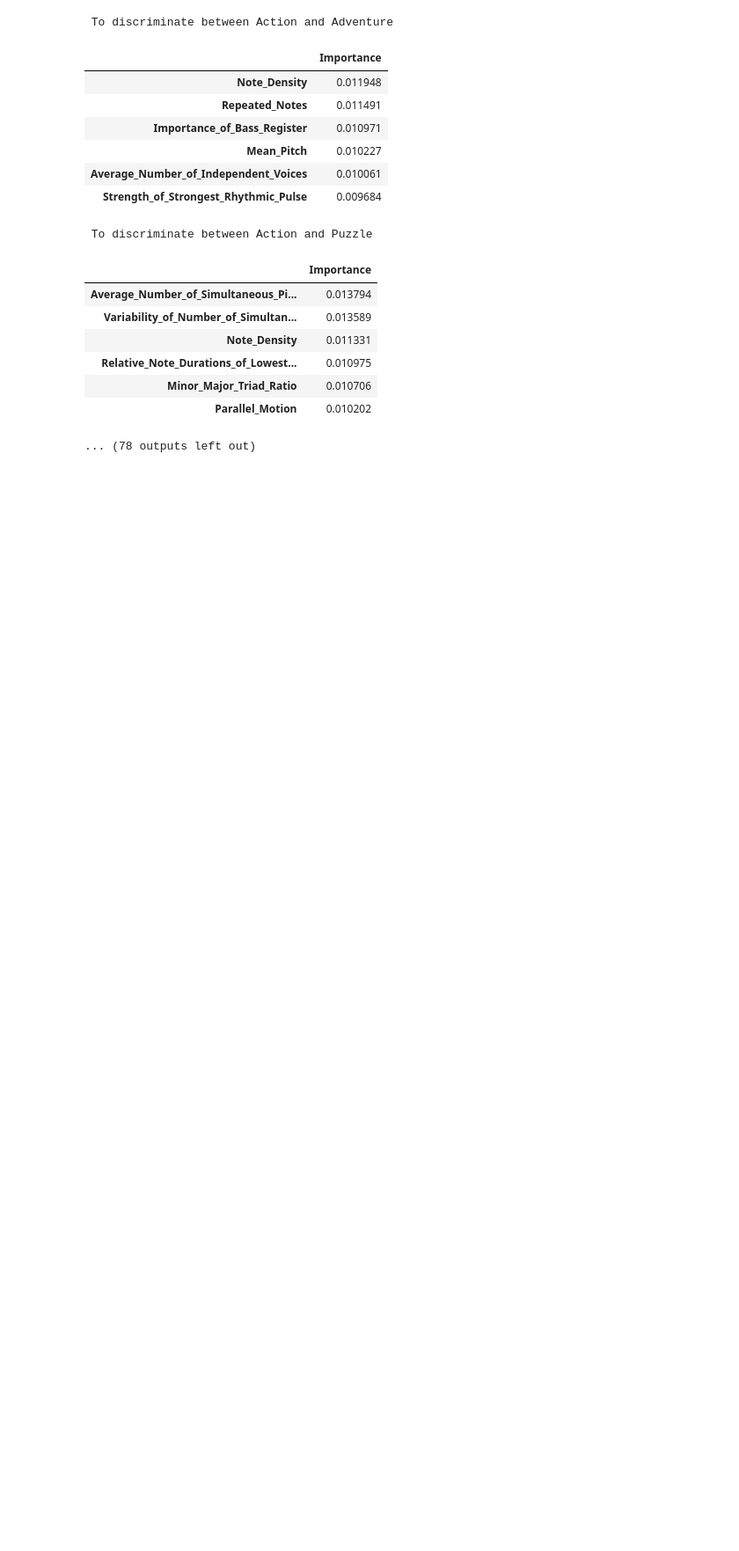
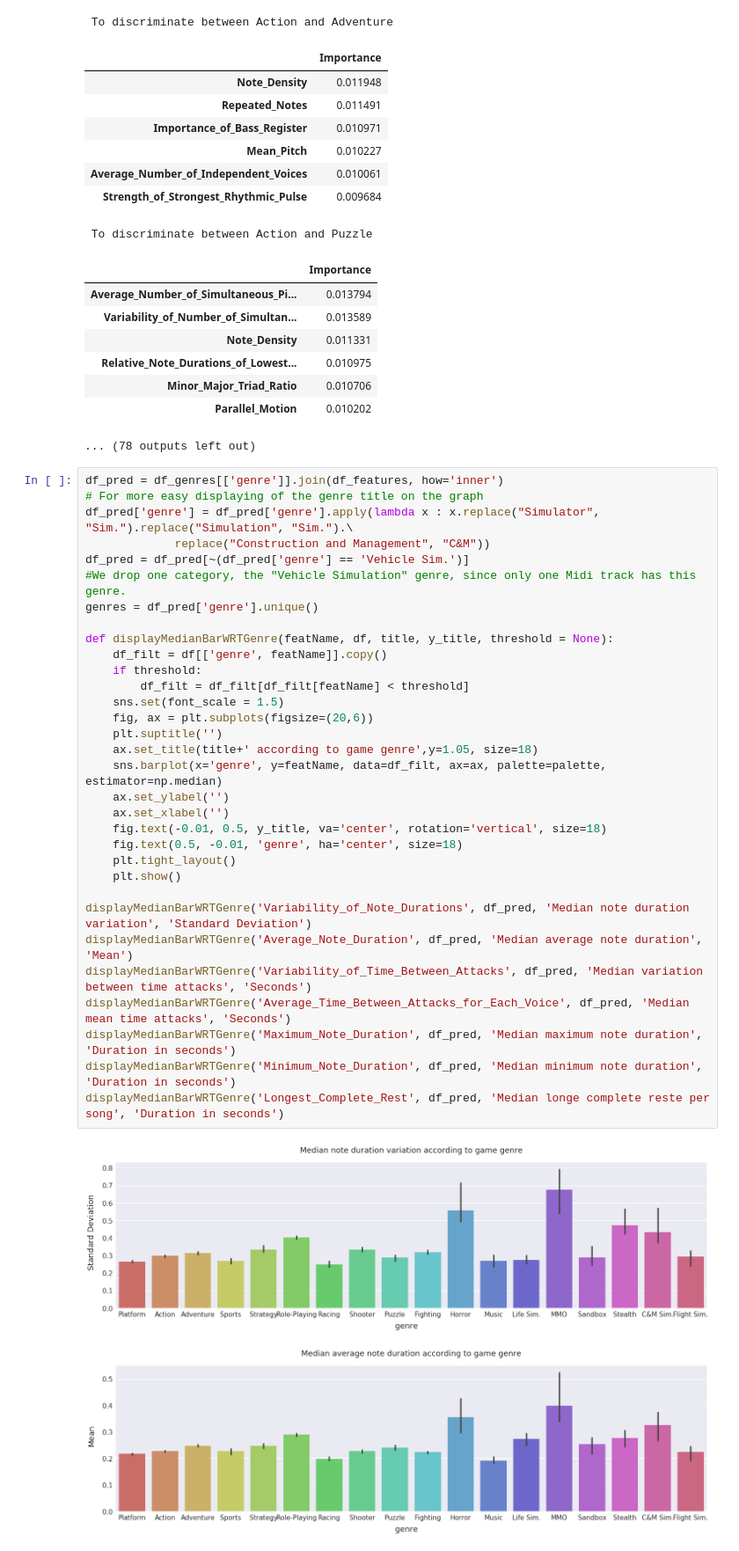
Before and after one commit to cedricviaccoz/musicology, a Jupyter notebook: dataset/Final Analysis, Results and Interpretations.ipynb, the cells around one changed output. Shown at 88% size. Saved outputs shown, nothing was run; the diff lists cells and outputs as text; blank space fills up the shorter version.

```diff
--- a/dataset/Final Analysis, Results and Interpretations.ipynb
+++ b/dataset/Final Analysis, Results and Interpretations.ipynb
@@ -461,3 +477,38 @@ for (genre1, genre2), important_features in features_importance_tuples.items():
 | Minor_Major_Triad_Ratio | 0.010706 |
 | Parallel_Motion | 0.010202 |
 ... (78 outputs left out)
+# %%
+df_pred = df_genres[['genre']].join(df_features, how='inner')
+# For more easy displaying of the genre title on the graph
+df_pred['genre'] = df_pred['genre'].apply(lambda x : x.replace("Simulator", "Sim.").replace("Simulation", "Sim.").\
+             replace("Construction and Management", "C&M"))
+df_pred = df_pred[~(df_pred['genre'] == 'Vehicle Sim.')]
+#We drop one category, the "Vehicle Simulation" genre, since only one Midi track has this genre.
+genres = df_pred['genre'].unique()
+
+def displayMedianBarWRTGenre(featName, df, title, y_title, threshold = None):
+    df_filt = df[['genre', featName]].copy()
+    if threshold:
+        df_filt = df_filt[df_filt[featName] < threshold]
+    sns.set(font_scale = 1.5)
+    fig, ax = plt.subplots(figsize=(20,6))
+    plt.suptitle('')
+    ax.set_title(title+' according to game genre',y=1.05, size=18)
+    sns.barplot(x='genre', y=featName, data=df_filt, ax=ax, palette=palette, estimator=np.median)
+    ax.set_ylabel('')
+    ax.set_xlabel('')
+    fig.text(-0.01, 0.5, y_title, va='center', rotation='vertical', size=18)
+    fig.text(0.5, -0.01, 'genre', ha='center', size=18)
+    plt.tight_layout()
+    plt.show()
+
+displayMedianBarWRTGenre('Variability_of_Note_Durations', df_pred, 'Median note duration variation', 'Standard Deviation')
+displayMedianBarWRTGenre('Average_Note_Duration', df_pred, 'Median average note duration', 'Mean')
+displayMedianBarWRTGenre('Variability_of_Time_Between_Attacks', df_pred, 'Median variation between time attacks', 'Seconds')
+displayMedianBarWRTGenre('Average_Time_Between_Attacks_for_Each_Voice', df_pred, 'Median mean time attacks', 'Seconds')
+displayMedianBarWRTGenre('Maximum_Note_Duration', df_pred, 'Median maximum note duration', 'Duration in seconds')
+displayMedianBarWRTGenre('Minimum_Note_Duration', df_pred, 'Median minimum note duration', 'Duration in seconds')
+displayMedianBarWRTGenre('Longest_Complete_Rest', df_pred, 'Median longe complete reste per song', 'Duration in seconds')
+# %% [output]
+[figure, added]
+[figure, added]
```
Also changed, not shown: parts of 4 cells of this notebook, 2 other files.
